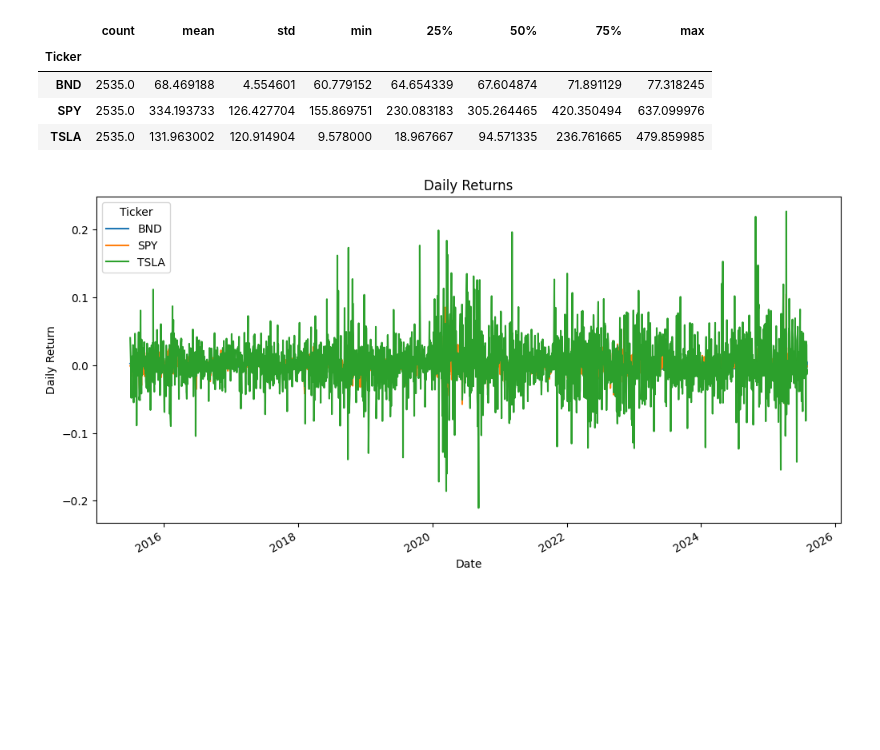
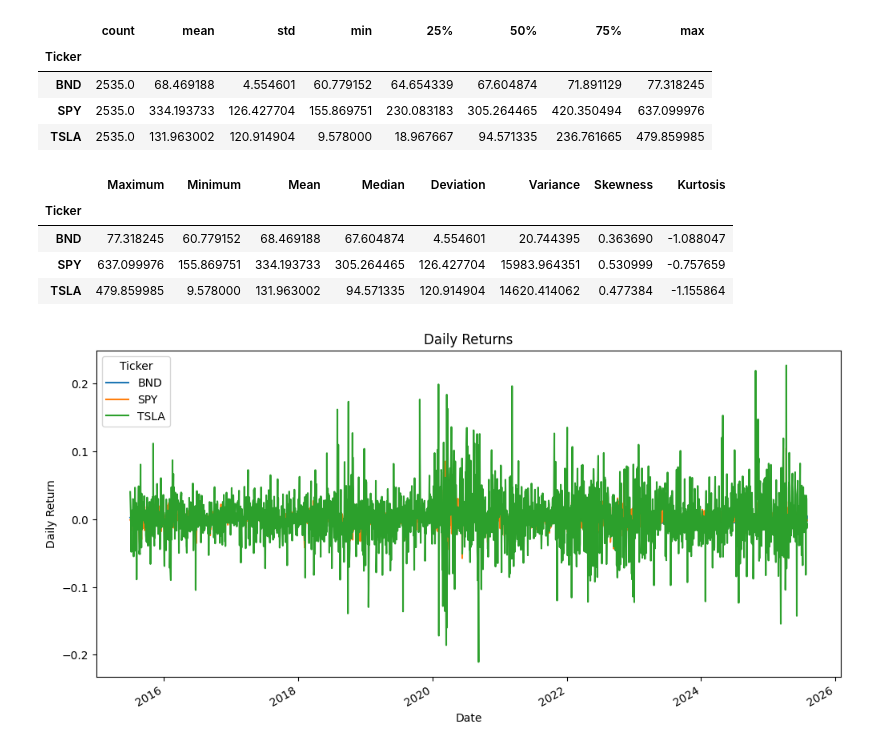
Before and after one commit to Addisu22/Time-Series-Forecasting-for-Portfolio-Management-Optimization, a Jupyter notebook: Notebooks/Preprocess_Explore_Data.ipynb, the cells around one changed output. Drawn from its saved outputs; the diff is of its cells as text; code cells hidden in the pictures; blank space fills up the shorter version.

```diff
--- a/Notebooks/Preprocess_Explore_Data.ipynb
+++ b/Notebooks/Preprocess_Explore_Data.ipynb
@@ -101,6 +101,25 @@ df['Close'].describe().T
 | BND | 2535.0 | 68.469188 | 4.554601 | 60.779152 | 64.654339 | 67.604874 | 71.891129 | 77.318245 |
 | SPY | 2535.0 | 334.193733 | 126.427704 | 155.869751 | 230.083183 | 305.264465 | 420.350494 | 637.099976 |
 | TSLA | 2535.0 | 131.963002 | 120.914904 | 9.578000 | 18.967667 | 94.571335 | 236.761665 | 479.859985 |
+# %%
+# df.max().head()
+data =pd.DataFrame({
+    "Maximum": df['Close'].max(),
+    "Minimum": df['Close'].min(),
+    "Mean": df['Close'].mean(),
+    "Median": df['Close'].median(),
+    "Deviation": df['Close'].std(),
+    "Variance": df['Close'].var(),
+    "Skewness": df['Close'].skew(),
+    "Kurtosis": df['Close'].kurt()
+})
+display(data)
+# %% [output]
+|  | Maximum | Minimum | Mean | Median | Deviation | Variance | Skewness | Kurtosis |
+| Ticker |  |  |  |  |  |  |  |  |
+| BND | 77.318245 | 60.779152 | 68.469188 | 67.604874 | 4.554601 | 20.744395 | 0.363690 | -1.088047 |
+| SPY | 637.099976 | 155.869751 | 334.193733 | 305.264465 | 126.427704 | 15983.964351 | 0.530999 | -0.757659 |
+| TSLA | 479.859985 | 9.578000 | 131.963002 | 94.571335 | 120.914904 | 14620.414062 | 0.477384 | -1.155864 |
 # %%
     # Calculate returns and plot
 returns = daily_returns(df['Close'])
```
Also changed, not shown: parts of 1 cell of this notebook.
